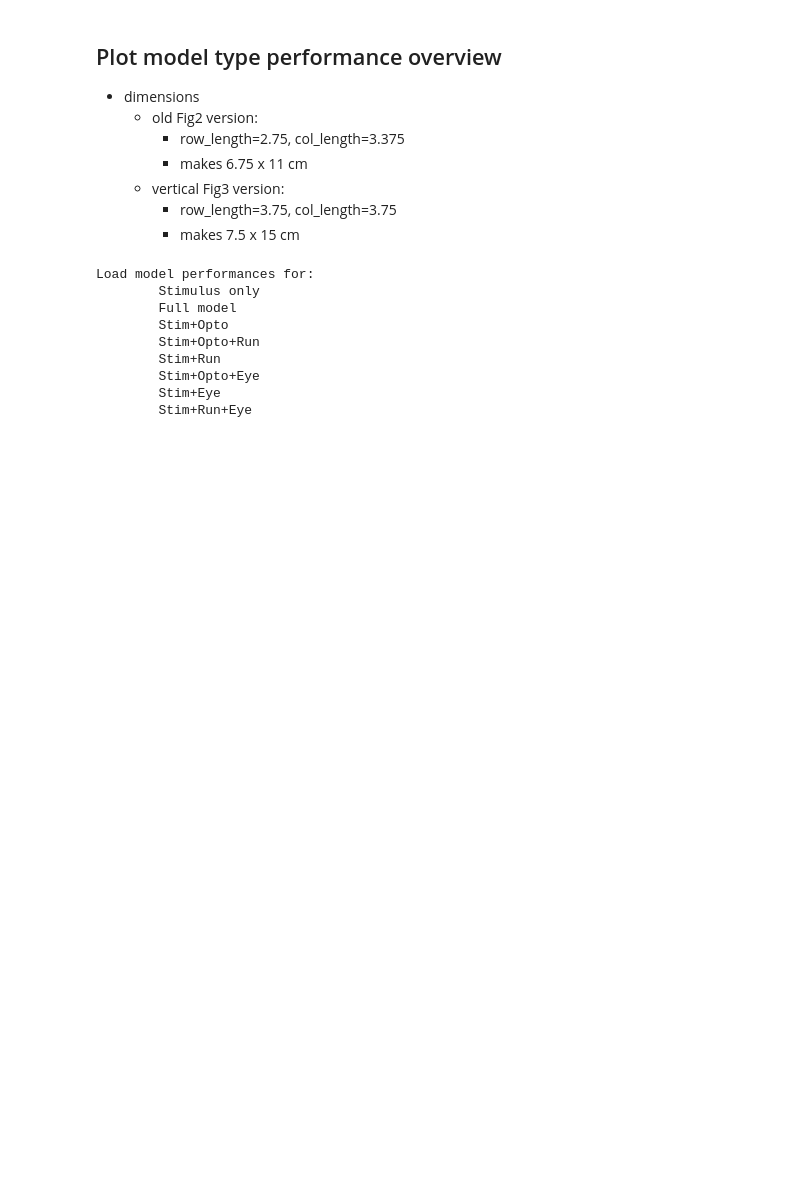
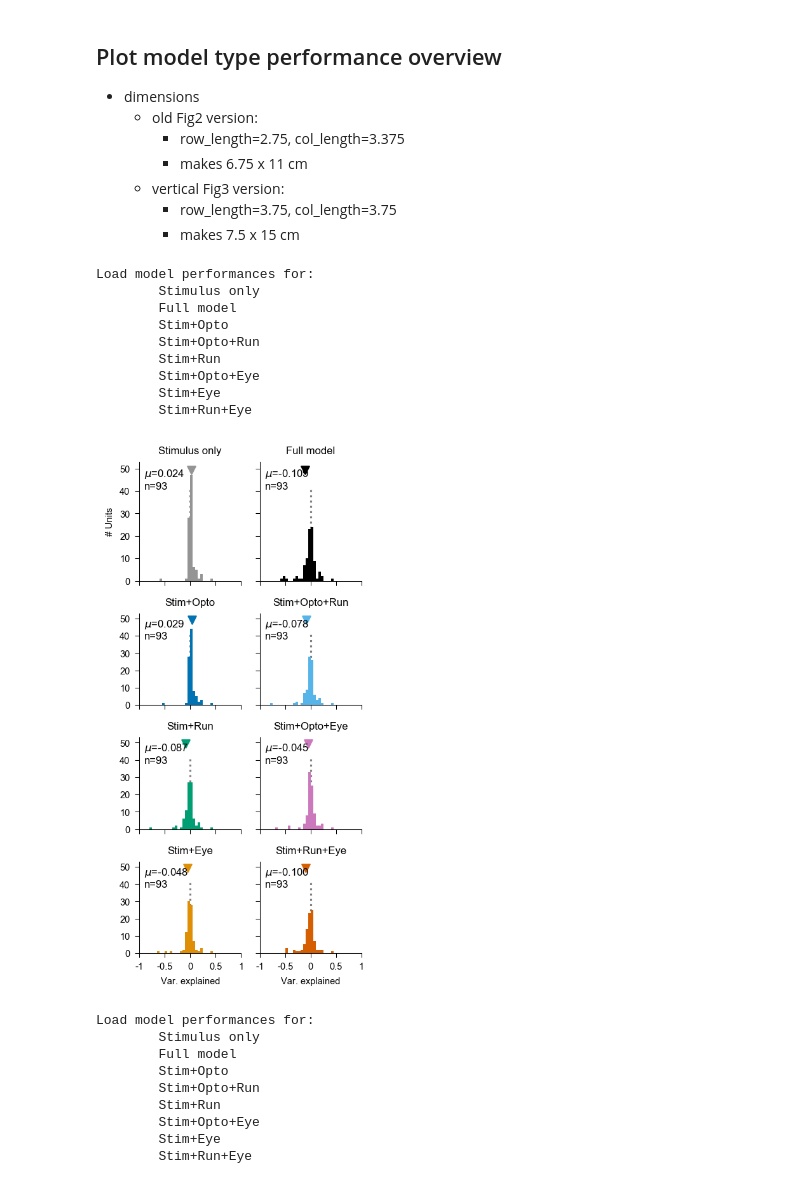
Before and after one commit to yannikbauer/hollymov_code, a Jupyter notebook: hmov_code/fig_model_population/plot_model_population.ipynb, the cells around one changed output. Saved outputs shown, nothing was run; the diff lists cells and outputs as text; code cells hidden in the pictures; blank space fills up the shorter version.

```diff
--- a/hmov_code/fig_model_population/plot_model_population.ipynb
+++ b/hmov_code/fig_model_population/plot_model_population.ipynb
@@ -75,6 +75,25 @@ if not os.path.exists(fig_dir):
   - vertical Fig3 version:
     - row_length=3.75, col_length=3.75
     - makes 7.5 x 15 cm
+# %%
+# Select units
+keys_crit = HmovUnit().get_crit_set(fr_crit=0.1, opto=True, run=True, eye=True, excl_ctrl_m=True)
+
+fig, axs = SplineLNP().plot_performance_overview(keys=keys_crit, pshf_config=False, eval_metric='r2',
+                                                 colors=None, num_cols=2, row_length=3.75, col_length=3.75,
+                                                 verbose=True, add_first_subplot_space=0.3)
+# fig.savefig('./figs/model_performance_overview_vert.pdf')
+# %% [output]
+Load model performances for:
+        Stimulus only
+        Full model
+        Stim+Opto
+        Stim+Opto+Run
+        Stim+Run
+        Stim+Opto+Eye
+        Stim+Eye
+        Stim+Run+Eye
+[figure, added]
 # %%
 # Select units
 keys_crit = HmovUnit().get_crit_set(fr_crit=0.1, opto=True, run=True, eye=True, excl_ctrl_m=True)
```
Also changed, not shown: 4 other files.
